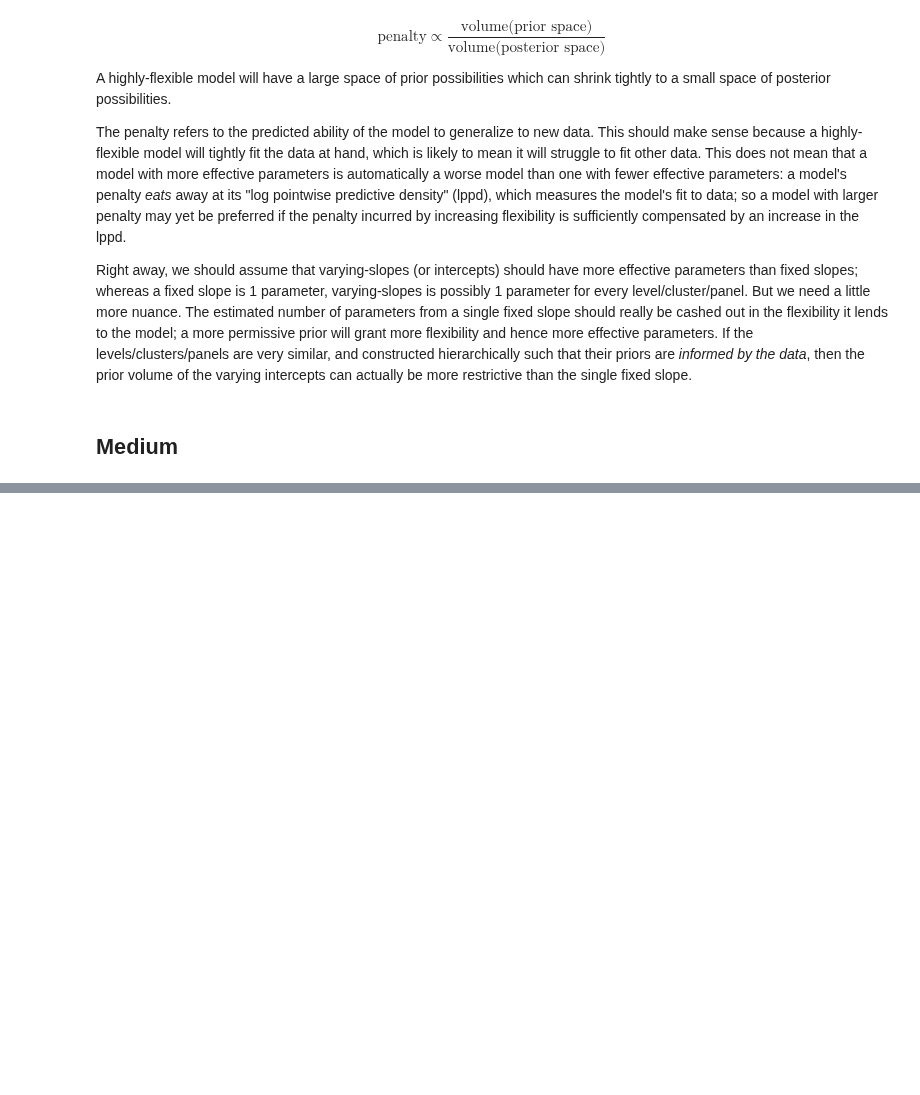
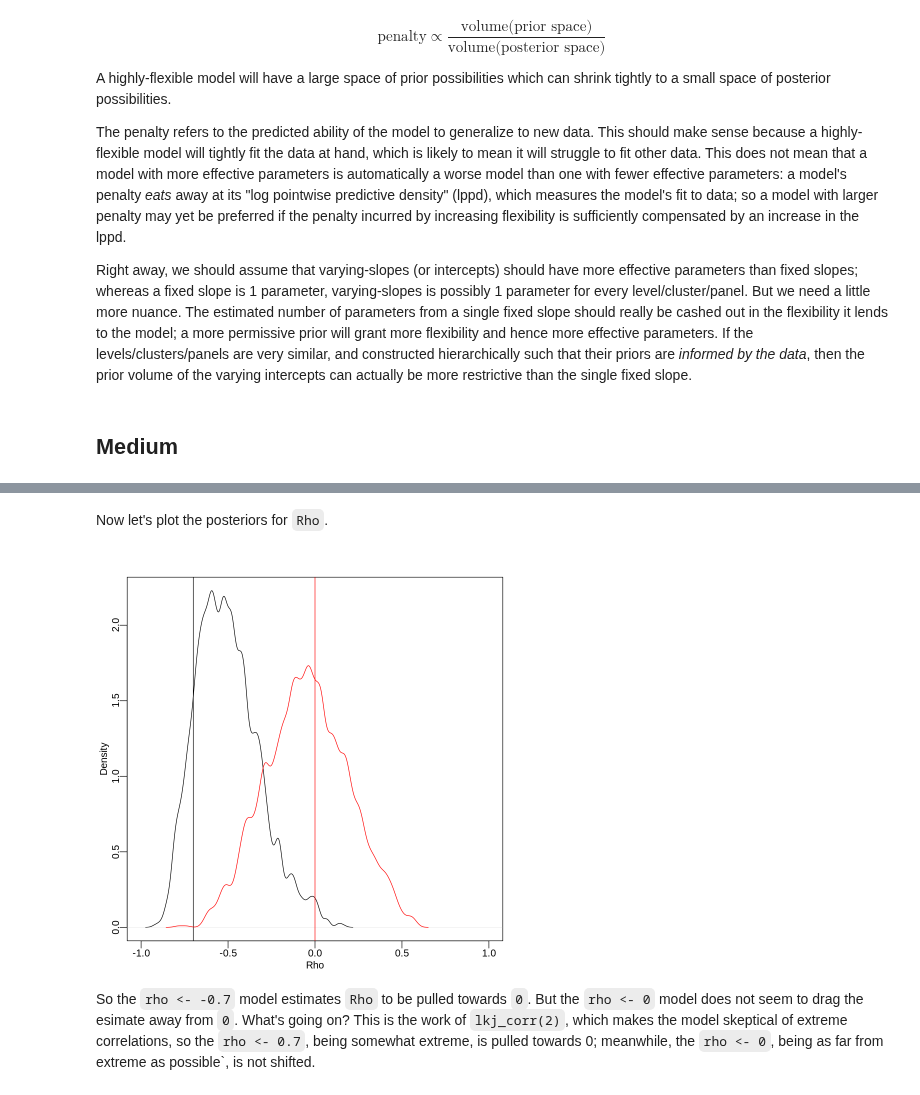
Before and after one commit to nicklausmillican/StatisticalRethinkingIISolutions, a Jupyter notebook: StatisticalRethinkingSolutions2_Ch14.ipynb, the cells around one changed output, grey strips where cells are left out. Cells and saved outputs as stored; diff of their text form; code cells hidden in the pictures; blank space fills up the shorter version.

```diff
--- a/StatisticalRethinkingSolutions2_Ch14.ipynb
+++ b/StatisticalRethinkingSolutions2_Ch14.ipynb
@@ -347,0 +385,18 @@ Right away, we should assume that varying-slopes (or intercepts) should have mor
+# %%
+set.seed(867530)
+m14.1 <- ulam(
+  alist(
+    wait ~ normal(mu, sigma),
+      mu <- a_cafe[cafe] + b_cafe[cafe]*afternoon,
+        c(a_cafe, b_cafe)[cafe] ~ multi_normal(c(a,b), Rho, sigma_cafe),
+          a ~ normal(5,2),
+          b ~ normal(-1, 0.5),
+          sigma_cafe ~ exponential(1),
+          sigma ~ exponential(1),
+          Rho ~ lkj_corr(2)
+    ), data=d,
+       chains=4,
+       cores=4,
+       iter=1000
+)
+post <- extract.samples(m14.1)
@@ -347,0 +433,18 @@ Right away, we should assume that varying-slopes (or intercepts) should have mor
+# %%
+set.seed(867530)
+m14M1 <- ulam(
+  alist(
+    wait ~ normal(mu, sigma),
+      mu <- a_cafe[cafe] + b_cafe[cafe]*afternoon,
+        c(a_cafe, b_cafe)[cafe] ~ multi_normal(c(a,b), Rho, sigma_cafe),
+          a ~ normal(5,2),
+          b ~ normal(-1, 0.5),
+          sigma_cafe ~ exponential(1),
+          sigma ~ exponential(1),
+          Rho ~ lkj_corr(2)
+    ), data=d,
+       chains=4,
+       cores=4,
+       iter=1000
+)
+post2 <- extract.samples(m14M1)
@@ -347,0 +530,11 @@ Right away, we should assume that varying-slopes (or intercepts) should have mor
+# %% [markdown]
+Now let's plot the posteriors for `Rho`.
+# %%
+dens(post$Rho[,1,2], xlab="Rho", xlim=c(-1,1))
+  abline(v=-0.7)
+dens(post2$Rho[,1,2], add=TRUE, col="red")
+  abline(v=0, col="red")
+# %% [output]
+[figure, added]
+# %% [markdown]
+So the `rho <- -0.7` model estimates `Rho` to be pulled towards `0`.  But the `rho <- 0` model does not seem to drag the esimate away from `0`.  What's going on?  This is the work of `lkj_corr(2)`, which makes the model skeptical of extreme correlations, so the `rho <- 0.7`, being somewhat extreme, is pulled towards 0; meanwhile, the `rho <- 0`, being as far from extreme as possible`, is not shifted.
```
Also changed, not shown: parts of 9 cells of this notebook.
